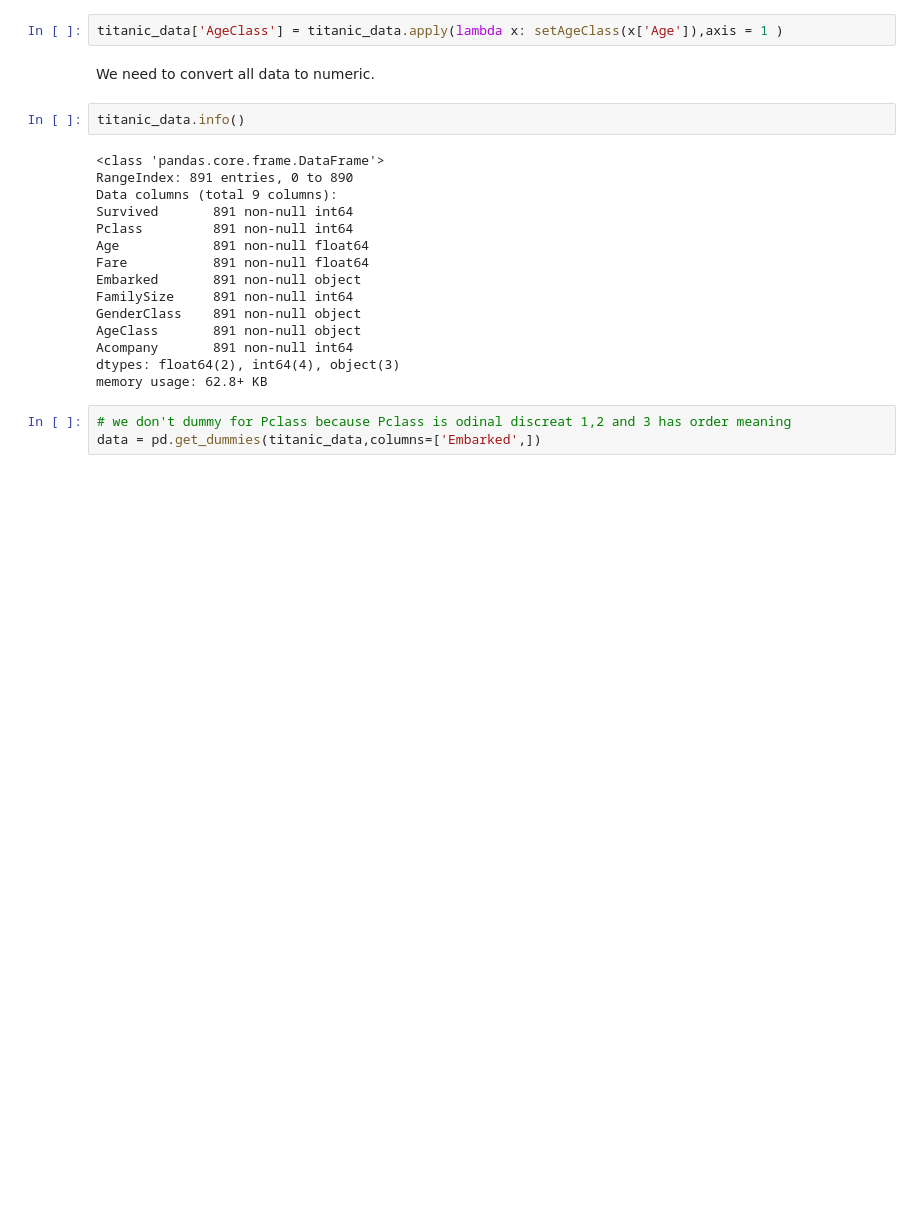
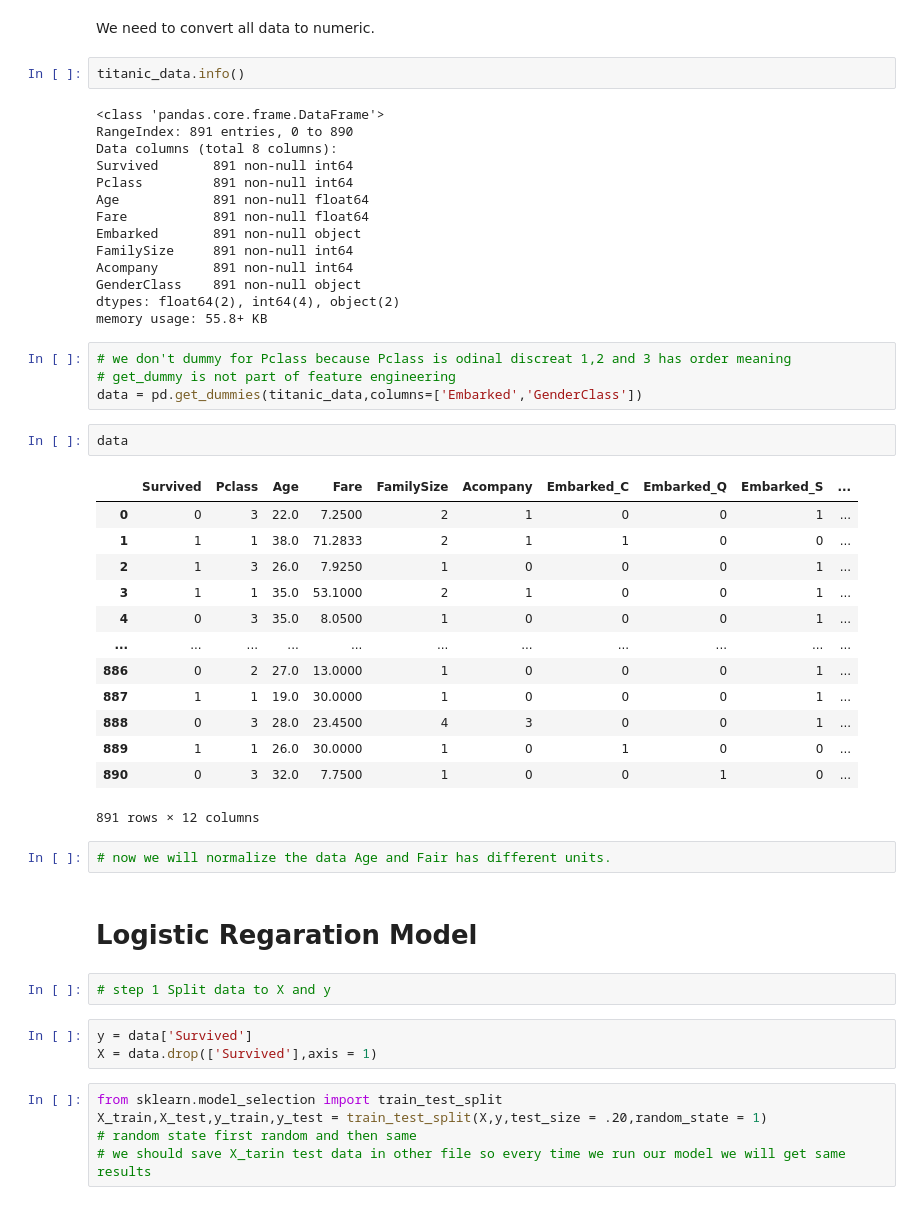
Before and after one commit to IshantWadhwa4/Machine_Learning, a Jupyter notebook: Supervisedlearning/LogReg/LogisticRegration.ipynb, the cells around one changed output. Drawn from its saved outputs; the diff is of its cells as text; blank space fills up the shorter version.

```diff
--- a/Supervisedlearning/LogReg/LogisticRegration.ipynb
+++ b/Supervisedlearning/LogReg/LogisticRegration.ipynb
@@ -157,5 +146,3 @@ def setAgeClass(x):
-# %%
-titanic_data['AgeClass'] = titanic_data.apply(lambda x: setAgeClass(x['Age']),axis = 1 )
 # %% [markdown]
 We need to convert all data to numeric.
 # %%
@@ -163,18 +150,48 @@ titanic_data.info()
 # %% [output]
 <class 'pandas.core.frame.DataFrame'>
 RangeIndex: 891 entries, 0 to 890
-Data columns (total 9 columns):
+Data columns (total 8 columns):
 Survived       891 non-null int64
 Pclass         891 non-null int64
 Age            891 non-null float64
 Fare           891 non-null float64
 Embarked       891 non-null object
 FamilySize     891 non-null int64
+Acompany       891 non-null int64
 GenderClass    891 non-null object
-AgeClass       891 non-null object
-Acompany       891 non-null int64
-dtypes: float64(2), int64(4), object(3)
-memory usage: 62.8+ KB
+dtypes: float64(2), int64(4), object(2)
+memory usage: 55.8+ KB
 # %%
 # we don't dummy for Pclass because Pclass is odinal discreat 1,2 and 3 has order meaning
-data = pd.get_dummies(titanic_data,columns=['Embarked',])
+# get_dummy is not part of feature engineering
+data = pd.get_dummies(titanic_data,columns=['Embarked','GenderClass'])
+# %%
+data
+# %% [output]
+|  | Survived | Pclass | Age | Fare | FamilySize | Acompany | Embarked_C | Embarked_Q | Embarked_S | ... |
+| 0 | 0 | 3 | 22.0 | 7.2500 | 2 | 1 | 0 | 0 | 1 | ... |
+| 1 | 1 | 1 | 38.0 | 71.2833 | 2 | 1 | 1 | 0 | 0 | ... |
+| 2 | 1 | 3 | 26.0 | 7.9250 | 1 | 0 | 0 | 0 | 1 | ... |
+| 3 | 1 | 1 | 35.0 | 53.1000 | 2 | 1 | 0 | 0 | 1 | ... |
+| 4 | 0 | 3 | 35.0 | 8.0500 | 1 | 0 | 0 | 0 | 1 | ... |
+| ... | ... | ... | ... | ... | ... | ... | ... | ... | ... | ... |
+| 886 | 0 | 2 | 27.0 | 13.0000 | 1 | 0 | 0 | 0 | 1 | ... |
+| 887 | 1 | 1 | 19.0 | 30.0000 | 1 | 0 | 0 | 0 | 1 | ... |
+| 888 | 0 | 3 | 28.0 | 23.4500 | 4 | 3 | 0 | 0 | 1 | ... |
+| 889 | 1 | 1 | 26.0 | 30.0000 | 1 | 0 | 1 | 0 | 0 | ... |
+| 890 | 0 | 3 | 32.0 | 7.7500 | 1 | 0 | 0 | 1 | 0 | ... |
+891 rows × 12 columns
+# %%
+# now we will normalize the data Age and Fair has different units.
+# %% [markdown]
+# Logistic Regaration Model
+# %%
+# step 1 Split data to X and y
+# %%
+y = data['Survived']
+X = data.drop(['Survived'],axis = 1)
+# %%
+from sklearn.model_selection import train_test_split
+X_train,X_test,y_train,y_test = train_test_split(X,y,test_size = .20,random_state = 1)
+# random state first random and then same
+# we should save X_tarin test data in other file so every time we run our model we will get same results
```
Also changed, not shown: parts of 3 cells of this notebook.
